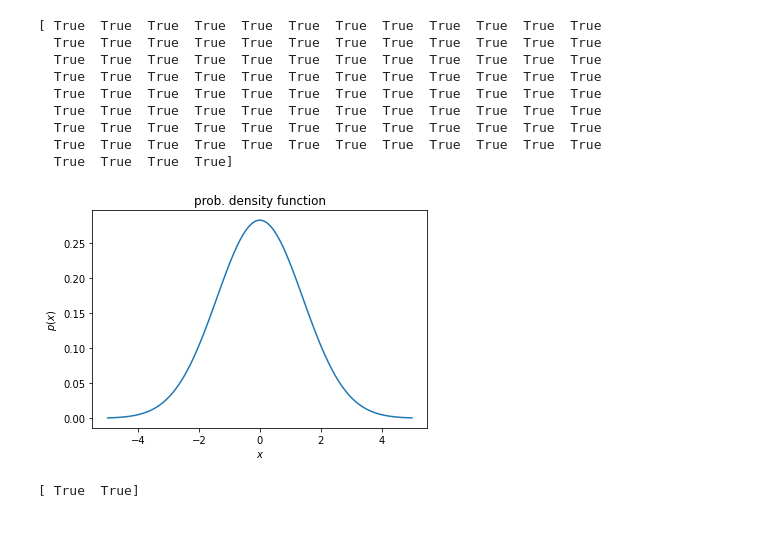
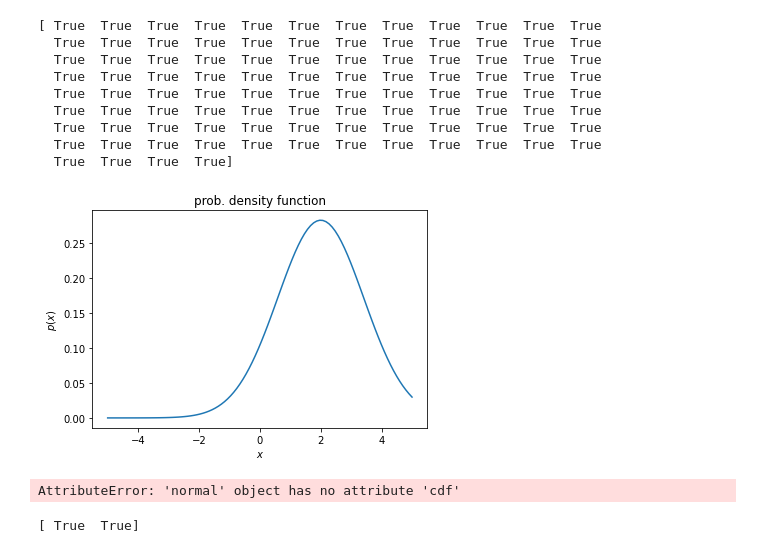
Before and after one commit to dy9296/basic_stats, a Jupyter notebook: dist_main.ipynb, the cells around one changed output. Saved outputs shown, nothing was run; the diff lists cells and outputs as text; code cells hidden in the pictures.

Commit message:
add normal dist. cdf

```diff
--- a/dist_main.ipynb
+++ b/dist_main.ipynb
@@ -28,28 +28,38 @@ def cdf_histogram(cdf):
 # %%
 # normal distribution
 
 from distribution import normal as gaussian_dist
-from scipy.stats import norm
+from scipy.stats import norm as gauss_ans
 
-# normal pdf
+# normal plot
+gaussian = gaussian_dist(2, 2)
 var_x = np.linspace(-5, 5, 100)
 
-result = gaussian_dist(0, 2).pdf(var_x)
-answer = norm(0, np.sqrt(2)).pdf(var_x)
+# gamma pdf
+gauss_pdf = gaussian.pdf(var_x)
+print(gauss_pdf.round(6) == gauss_ans(2, np.sqrt(2)).pdf(var_x).round(6))
+plot_pdf(var_x, gauss_pdf)
 
-print(result.round(6) == answer.round(6))
-plot_pdf(var_x, result)
+
+# gamma cdf
+gauss_cdf = gaussian.cdf(var_x)
+plot_cdf(var_x, gauss_cdf)
+plt.show()
+
+# gamma R.V. hist
+cdf_histogram(gauss_cdf)
 # %% [output]
 [ True  True  True  True  True  True  True  True  True  True  True  True
   True  True  True  True  True  True  True  True  True  True  True  True
   True  True  True  True  True  True  True  True  True  True  True  True
   True  True  True  True  True  True  True  True  True  True  True  True
   True  True  True  True  True  True  True  True  True  True  True  True
   True  True  True  True  True  True  True  True  True  True  True  True
   True  True  True  True  True  True  True  True  True  True  True  True
   True  True  True  True  True  True  True  True  True  True  True  True
   True  True  True  True]
-[figure, old version]
+[figure, new version]
+AttributeError: 'normal' object has no attribute 'cdf'
 # %%
 # bernoulli distribution
 
```
Also changed, not shown: parts of 2 cells of this notebook, 1 other file.
